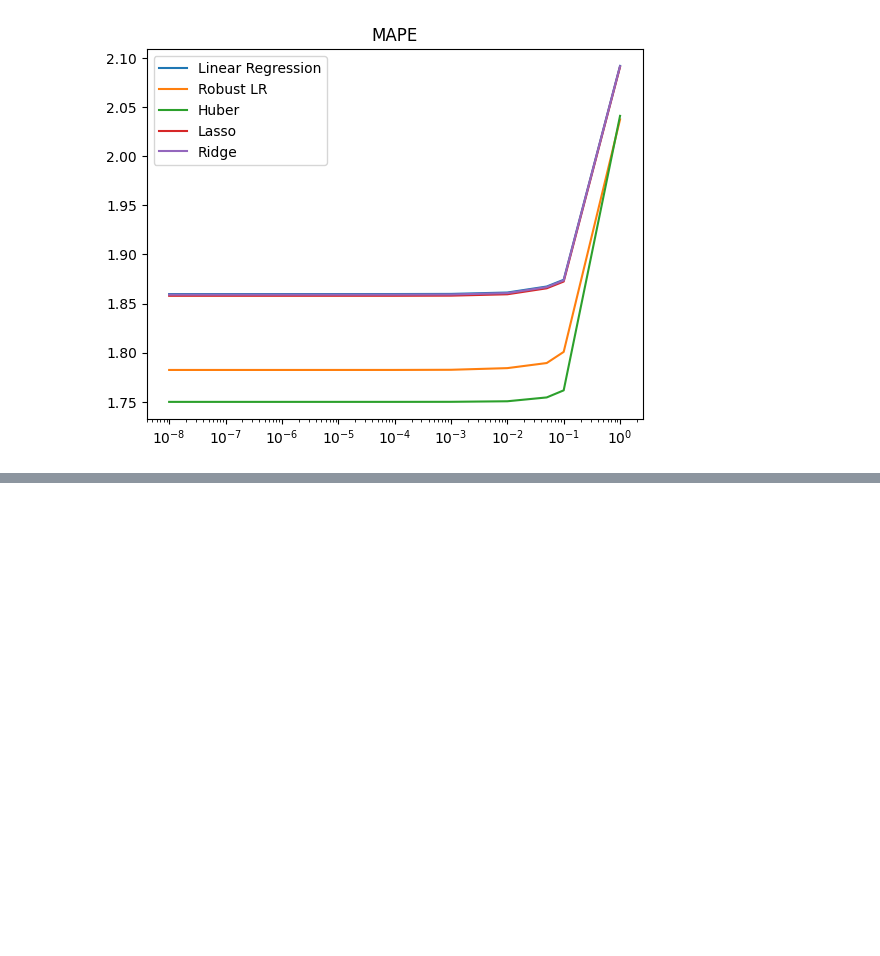
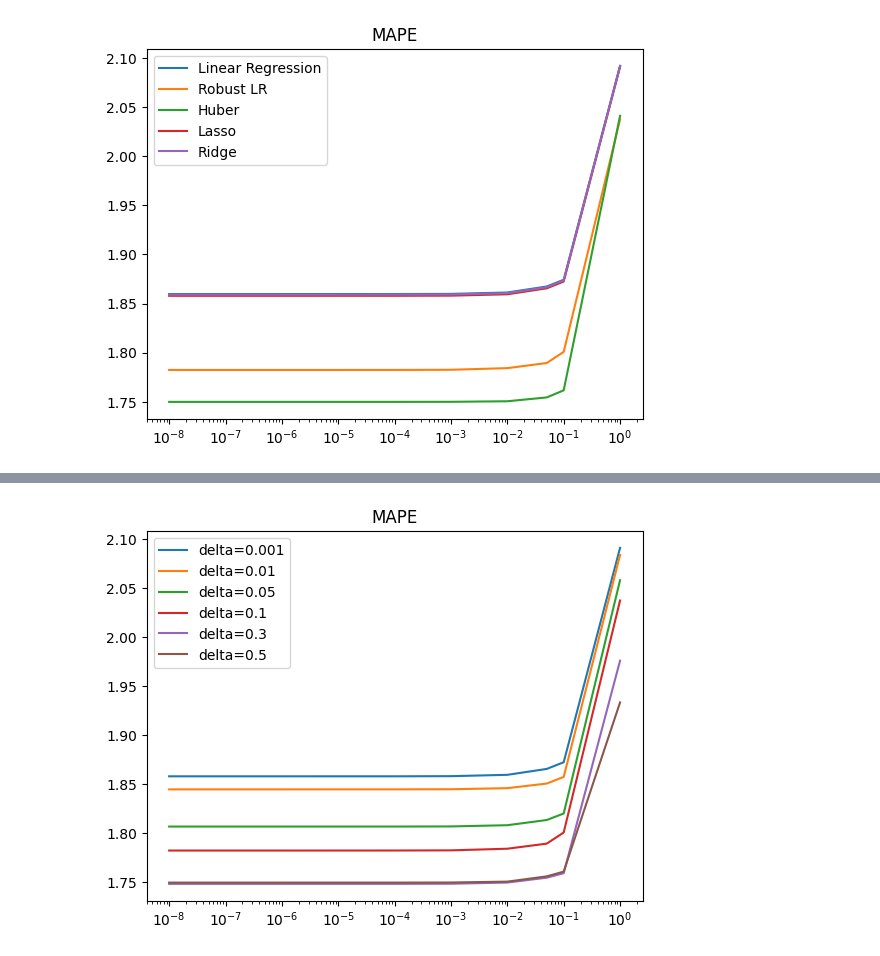
Before and after one commit to itsultracheese/robust_lr, a Jupyter notebook: robust_linear_regression.ipynb, the cells around one changed output, grey strips where cells are left out. Cells and saved outputs as stored; diff of their text form; code cells hidden in the pictures; blank space fills up the shorter version.

```diff
--- a/robust_linear_regression.ipynb
+++ b/robust_linear_regression.ipynb
@@ -675,0 +737,9 @@ plt.show()
+# %%
+for model_name, mape in mapes.items():
+    plt.plot(NOISE_DELTAS, mape, label=model_name)
+plt.xscale('log')
+plt.legend()
+plt.title("MAPE")
+plt.show()
+# %% [output]
+[figure, added]
```
Also changed, not shown: parts of 3 cells of this notebook.
